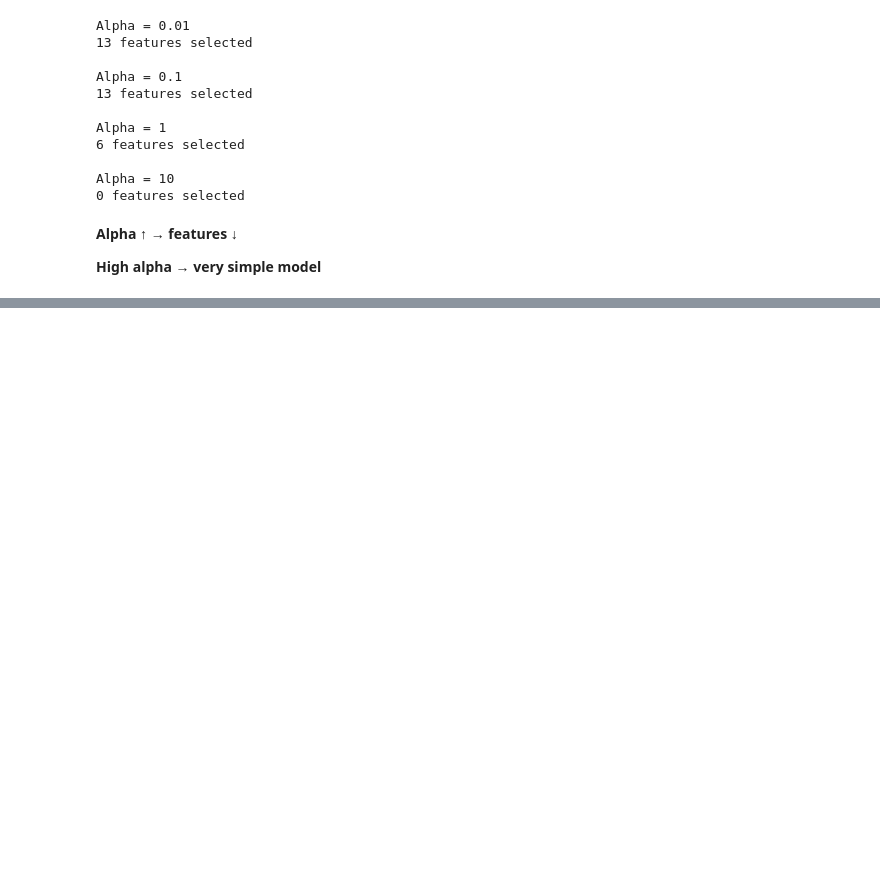
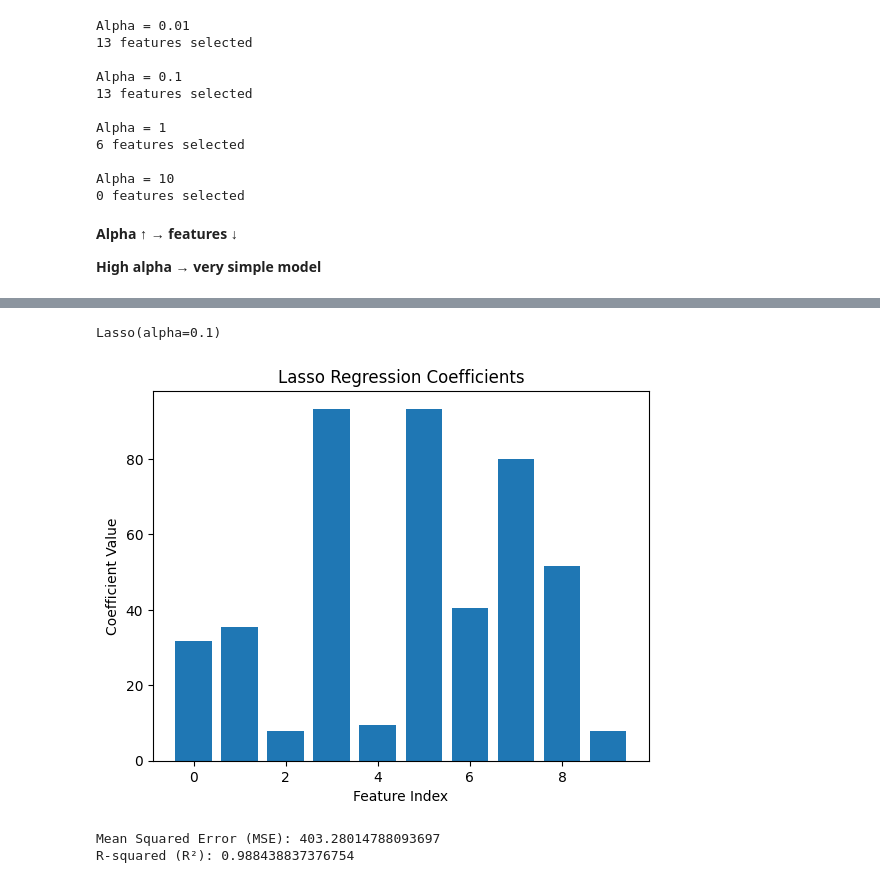
Before and after one commit to siddhika1436/Machine-Learning-From-Scratch-Beginner-Friendly, a Jupyter notebook: Lasso_Regression.ipynb, the cells around one changed output, grey strips where cells are left out. Drawn from its saved outputs; the diff is of its cells as text; code cells hidden in the pictures; blank space fills up the shorter version.

```diff
--- a/Lasso_Regression.ipynb
+++ b/Lasso_Regression.ipynb
@@ -110,0 +171,16 @@ Alpha = 10
+# %%
+X, y = make_regression(
+    n_samples=200,
+    n_features=10,
+    noise=20,          # Adding noise
+    random_state=42
+)
+# %%
+X_train, X_test, y_train, y_test = train_test_split(
+    X, y, test_size=0.2, random_state=42
+)
+# %%
+lasso = Lasso(alpha=0.1)   # alpha controls regularization strength
+lasso.fit(X_train, y_train)
+# %% [output]
+Lasso(alpha=0.1)
@@ -110,0 +189,18 @@ Alpha = 10
+# %%
+plt.figure()
+plt.bar(range(len(lasso.coef_)), lasso.coef_)
+plt.xlabel("Feature Index")
+plt.ylabel("Coefficient Value")
+plt.title("Lasso Regression Coefficients")
+plt.show()
+# %% [output]
+[figure, added]
+# %%
+mse = mean_squared_error(y_test, y_pred)
+r2 = r2_score(y_test, y_pred)
+
+print("Mean Squared Error (MSE):", mse)
+print("R-squared (R²):", r2)
+# %% [output]
+Mean Squared Error (MSE): 403.28014788093697
+R-squared (R²): 0.988438837376754
```
Also changed, not shown: parts of 12 cells of this notebook, 5 other files.
